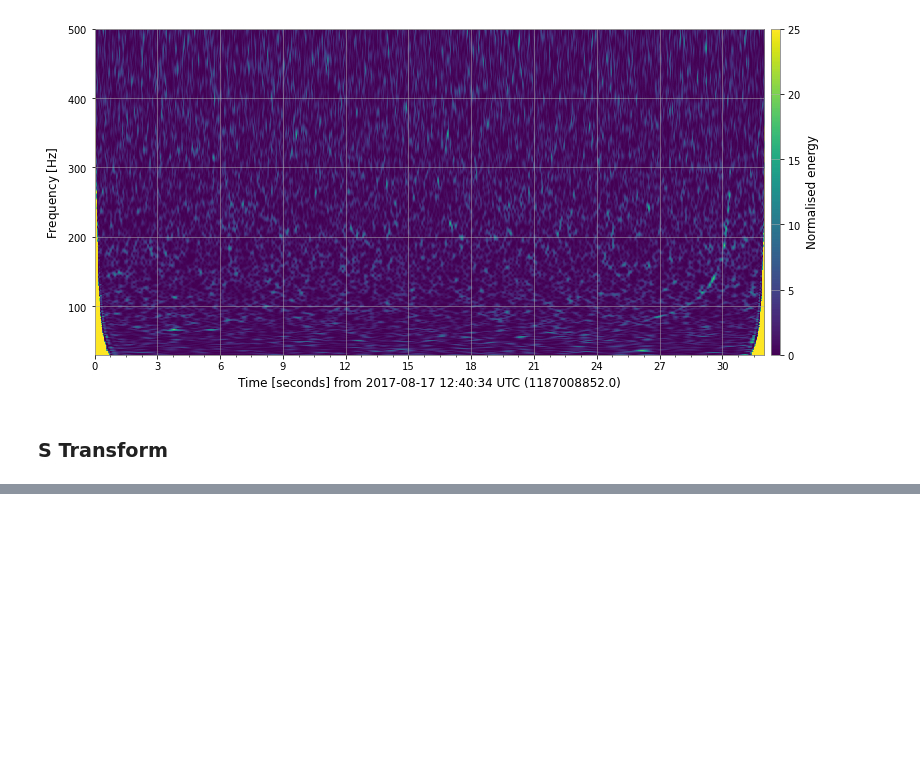
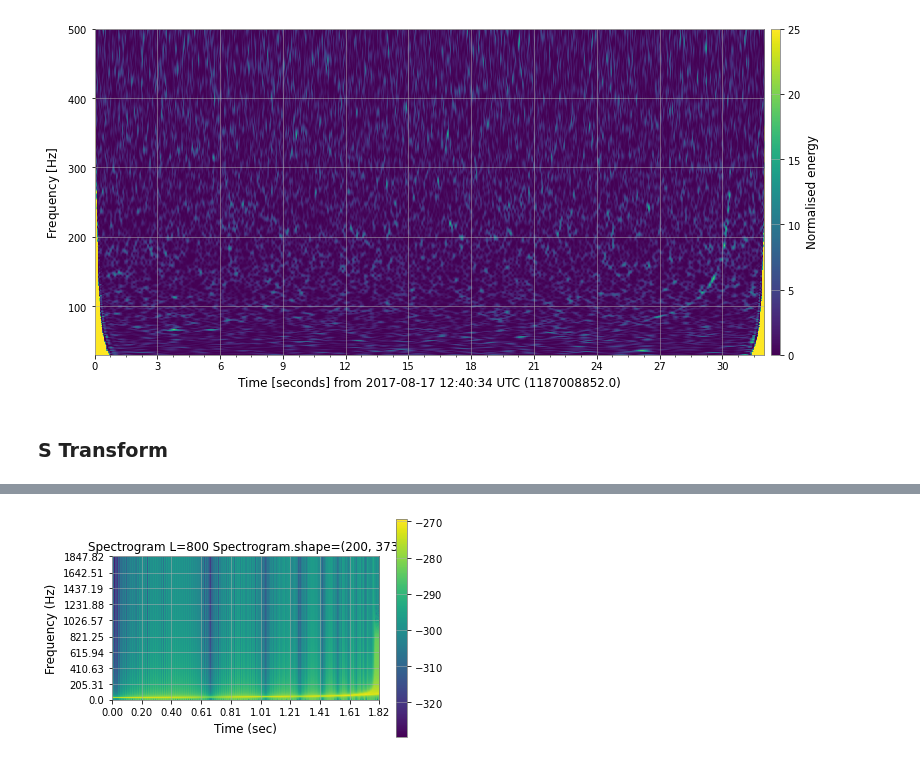
Before and after one commit to xli2522/GW-SignalGen, a Jupyter notebook: sqt.ipynb, the cells around one changed output, grey strips where cells are left out. Drawn from its saved outputs; the diff is of its cells as text; code cells hidden in the pictures; blank space fills up the shorter version.

```diff
--- a/sqt.ipynb
+++ b/sqt.ipynb
@@ -948,0 +1180,4 @@ sqt_interpolate Dev. Cat. 3 - 5
+# %%
+specs2 = STimeFrequency(np_gw_save, int(4096), 800, overlap=780, method='dst').make_spectrogram()
+# %% [output]
+[figure, added]
```
Also changed, not shown: parts of 8 cells of this notebook.
